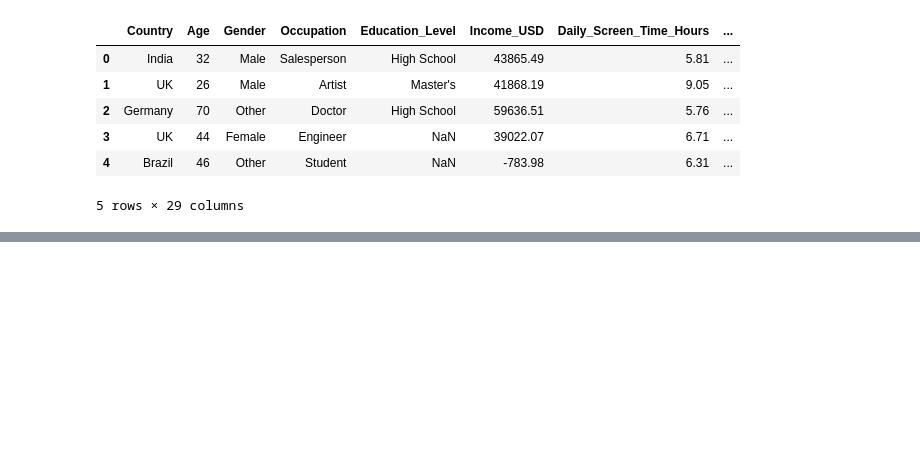
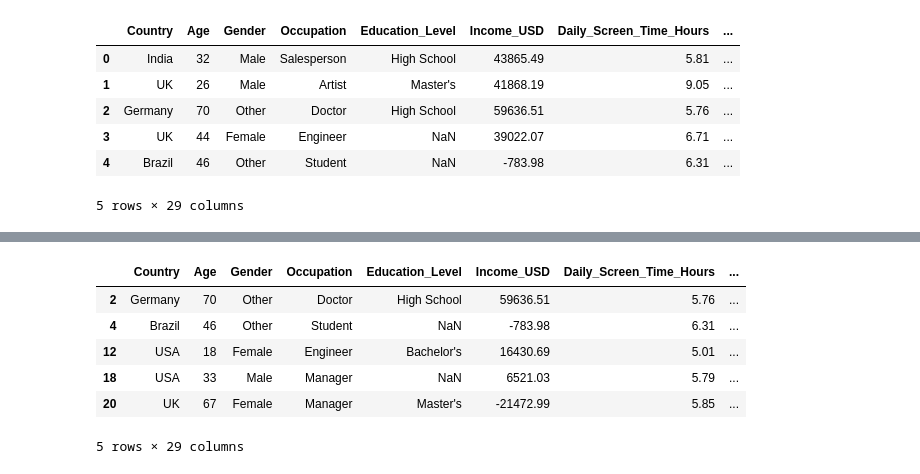
Before and after one commit to Leotrimii1/PVDH-G10, a Jupyter notebook: pre-processing.ipynb, the cells around one changed output, grey strips where cells are left out. Drawn from its saved outputs; the diff is of its cells as text; code cells hidden in the pictures; blank space fills up the shorter version.

Commit message:
Commit changes for identifying negative and NaN values

```diff
--- a/pre-processing.ipynb
+++ b/pre-processing.ipynb
@@ -61,3 +62,16 @@ df.head()
 | 3 | UK | 44 | Female | Engineer | NaN | 39022.07 | 6.71 | ... |
 | 4 | Brazil | 46 | Other | Student | NaN | -783.98 | 6.31 | ... |
 5 rows × 29 columns
+# %%
+numeric_df = df.select_dtypes(include=[np.number])
+
+negatives_mask = numeric_df < 0
+
+negatives_count = negatives_mask.sum()
+
+print("=== Negative Number Summary ===")
+for col, count in negatives_count.items():
+    if count > 0:
+        print(f"{col}: {count} negative values")
+    else:
+        print(f"{col}: No negative values")
@@ -63,0 +96,13 @@ df.head()
+# %%
+# Optionally, show rows that contain any negative numeric values
+rows_with_negatives = df[negatives_mask.any(axis=1)]
+
+rows_with_negatives.head()
+# %% [output]
+|  | Country | Age | Gender | Occupation | Education_Level | Income_USD | Daily_Screen_Time_Hours | ... |
+| 2 | Germany | 70 | Other | Doctor | High School | 59636.51 | 5.76 | ... |
+| 4 | Brazil | 46 | Other | Student | NaN | -783.98 | 6.31 | ... |
+| 12 | USA | 18 | Female | Engineer | Bachelor's | 16430.69 | 5.01 | ... |
+| 18 | USA | 33 | Male | Manager | NaN | 6521.03 | 5.79 | ... |
+| 20 | UK | 67 | Female | Manager | Master's | -21472.99 | 5.85 | ... |
+5 rows × 29 columns
```
Also changed, not shown: parts of 3 cells of this notebook.
